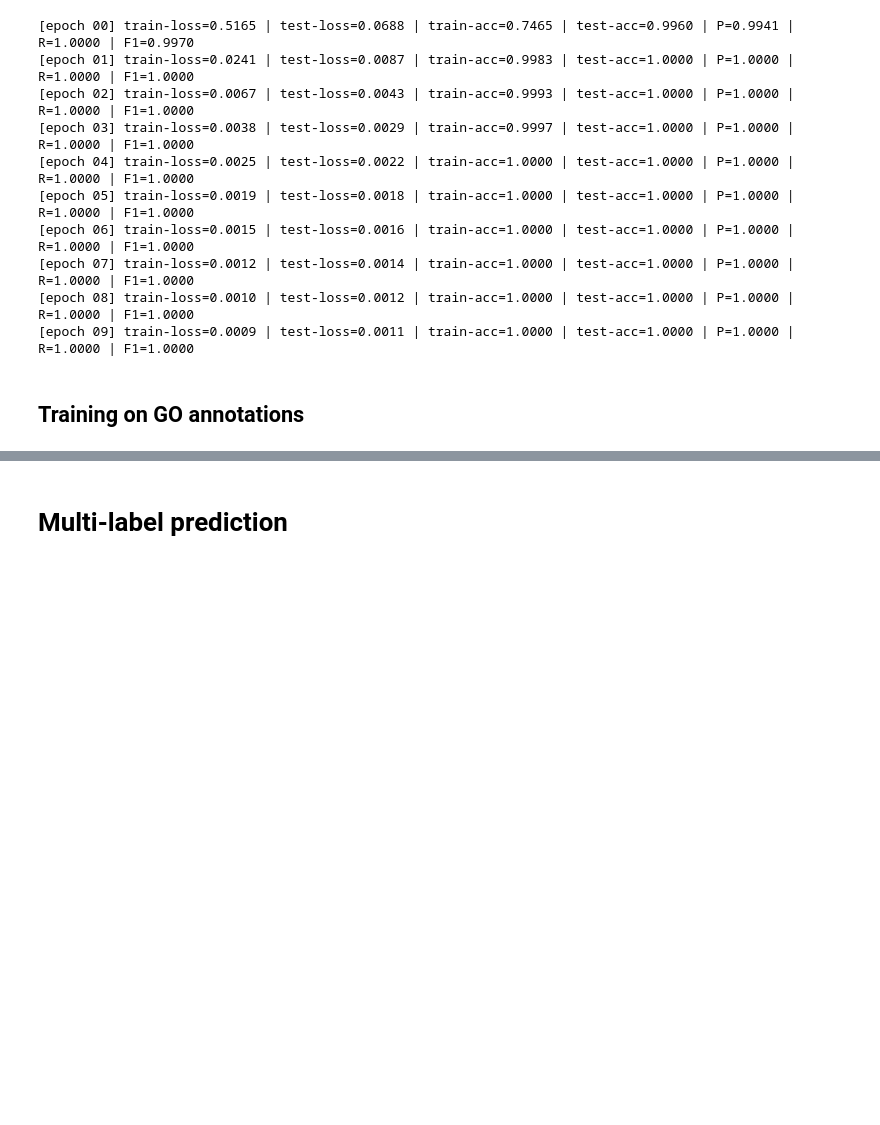
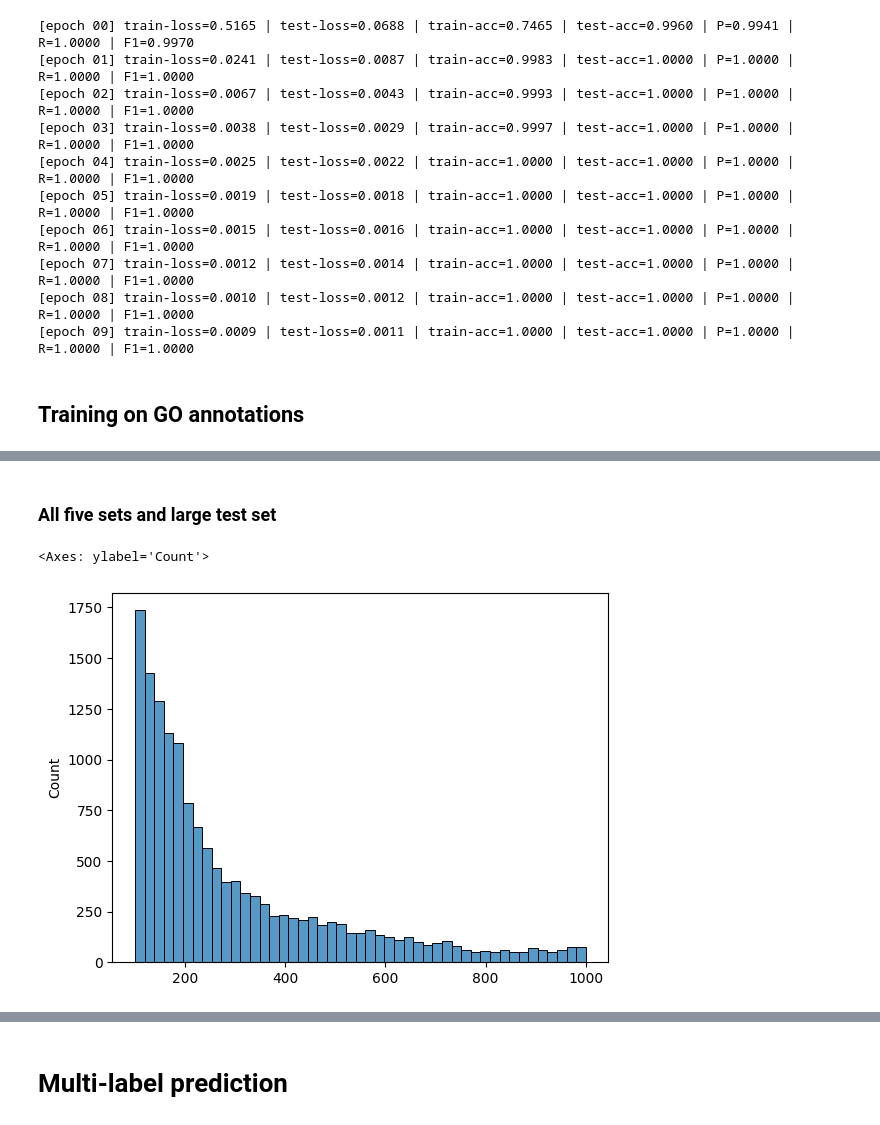
Before and after one commit to maussn/GRS34806-project, a Jupyter notebook: cnn_final.ipynb, the cells around one changed output, grey strips where cells are left out. Saved outputs shown, nothing was run; the diff lists cells and outputs as text; code cells hidden in the pictures; blank space fills up the shorter version.

```diff
--- a/cnn_final.ipynb
+++ b/cnn_final.ipynb
@@ -200,6 +202,17 @@ def load_data(batch_size: int, num_steps: int, dataset: tuple[list, list]) -> to
     data_arrays = (seq_array, torch.tensor(lab, dtype=torch.long))
     data_iter = load_array(data_arrays, batch_size)
     return data_iter
+
+
+def read_fasta(fasta):
+    seqs = []
+    with open(fasta, 'r') as f:
+        for line in f.readlines():
+            if line[0] == '>':
+                continue
+            else:
+                seqs.append(line.rstrip('\n'))
+    return seqs
 # %% [markdown]
 ## Data Loader
 # %%
@@ -764 +848,13 @@ df = trainer.train(epochs=10, train_iter=train_iter, test_iter=test_iter)
+# %% [markdown]
+### All five sets and large test set
+# %%
+test_set = read_fasta('test_set_filt.f')
+
+len_list = []
+for s in test_set:
+    len_list.append(len(s))
+sns.histplot(len_list)
+# %% [output]
+<Axes: ylabel='Count'>
+[figure, added]
 # %%
```
Also changed, not shown: parts of 18 cells of this notebook.
